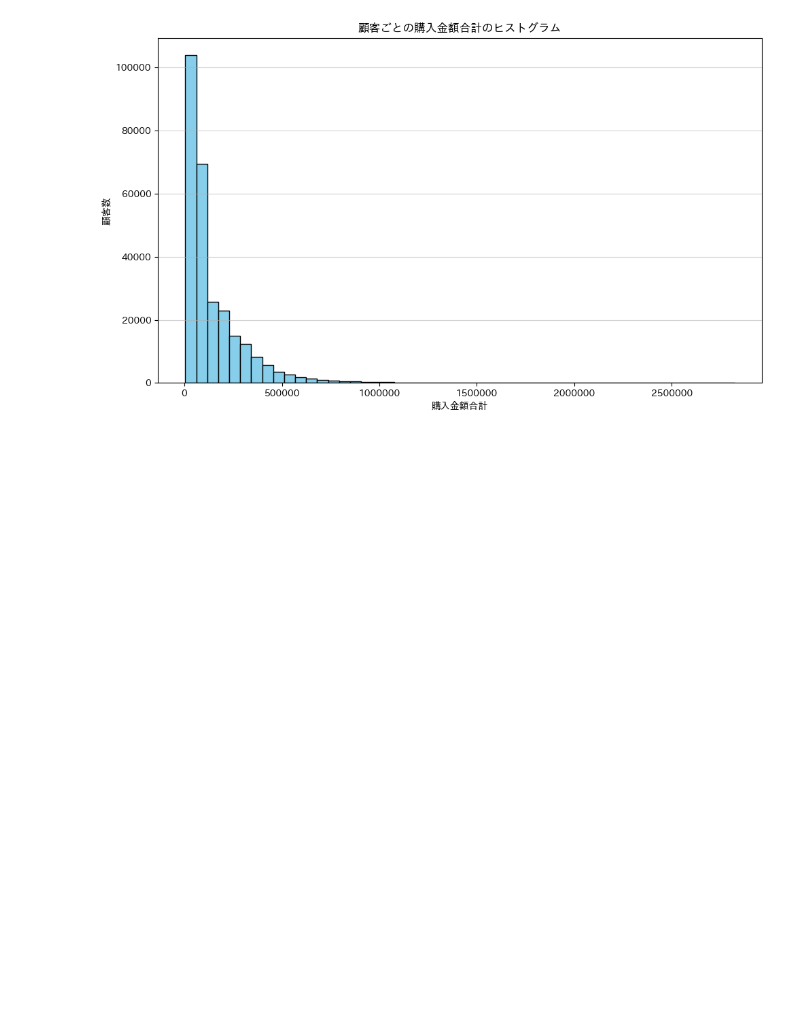
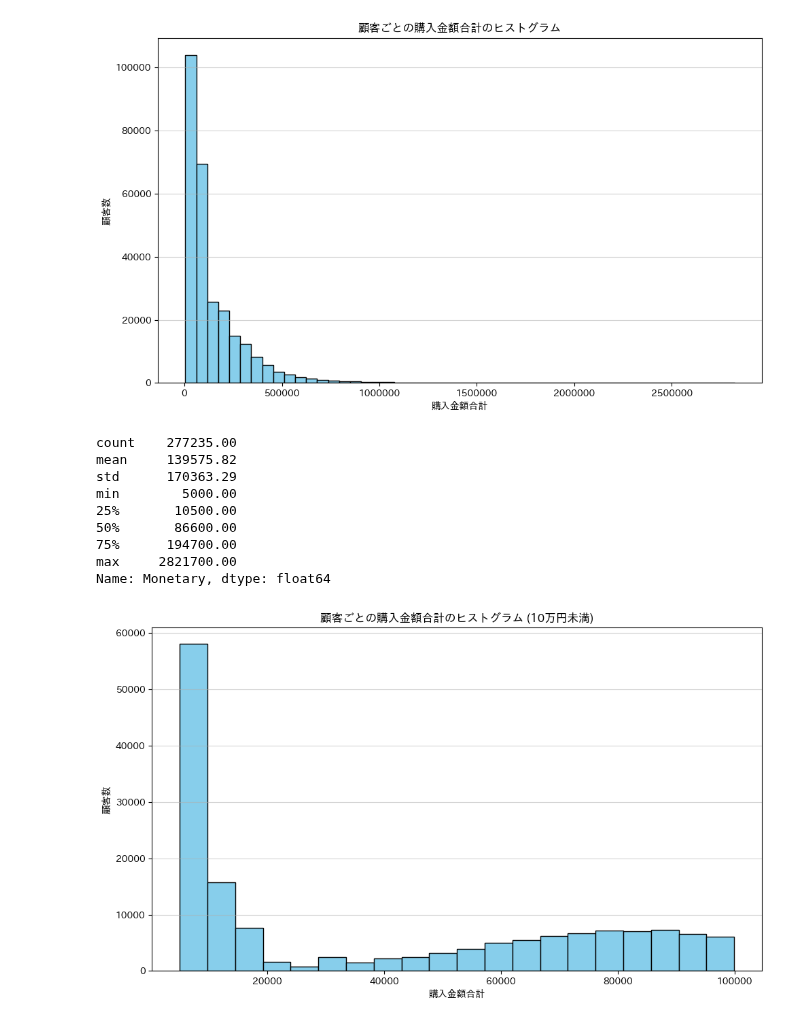
Before and after one commit to maton369/Data_Preprocessing_For_Data_Analyze, a Jupyter notebook: code/06_aggregation.ipynb, the cells around one changed output. Saved outputs shown, nothing was run; the diff lists cells and outputs as text; code cells hidden in the pictures; blank space fills up the shorter version.

Commit message:
Add: 顧客ごとの１０万円未満の購入金額合計の可視化

```diff
--- a/code/06_aggregation.ipynb
+++ b/code/06_aggregation.ipynb
@@ -328,3 +328,33 @@ plt.tight_layout()
 plt.show()
 # %% [output]
 [figure]
+# %%
+# customer_purchase_sumの、purchase_amountの基本統計量算出。
+pd.set_option("display.float_format", "{:.2f}".format)
+print(customer_purchase_sum["Monetary"].describe())
+pd.reset_option("display.float_format")
+
+# 10万円（100000円）よりも小さな値のみをフィルタリング
+monetary_filtered = customer_purchase_sum[customer_purchase_sum["Monetary"] < 100000]
+
+# フィルタリングされたデータでヒストグラムを描画
+fig, ax = plt.subplots(figsize=(10, 6))
+ax.hist(monetary_filtered["Monetary"], bins=20, color="skyblue", edgecolor="black")
+ax.ticklabel_format(style="plain", axis="x")
+ax.set_xlabel("購入金額合計")
+ax.set_ylabel("顧客数")
+ax.set_title("顧客ごとの購入金額合計のヒストグラム (10万円未満)")
+ax.grid(axis="y", alpha=0.55)
+plt.tight_layout()
+plt.show()
+# %% [output]
+count    277235.00
+mean     139575.82
+std      170363.29
+min        5000.00
+25%       10500.00
+50%       86600.00
+75%      194700.00
+max     2821700.00
+Name: Monetary, dtype: float64
+[figure, added]
```
